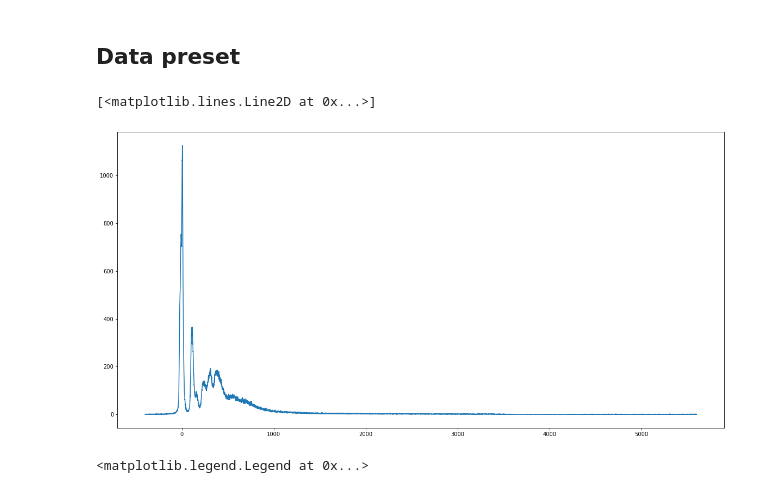
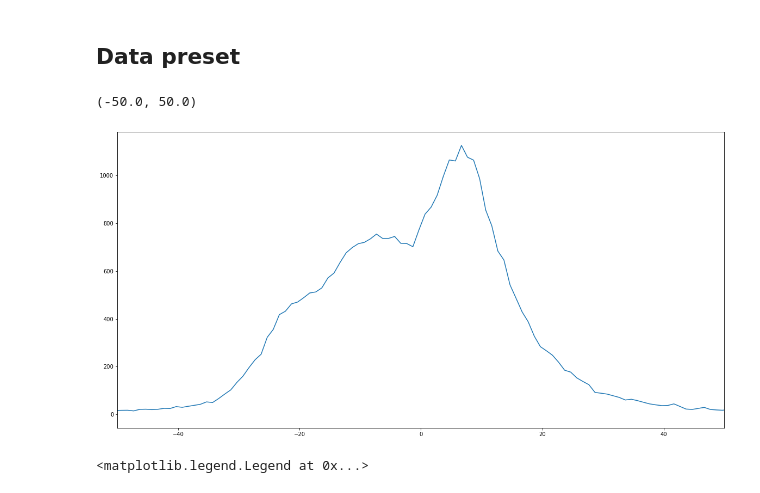
Before and after one commit to Coolphy/ADRESS_RIXS, a Jupyter notebook: plotRIXS.ipynb, the cells around one changed output. Cells and saved outputs as stored; diff of their text form; code cells hidden in the pictures.

```diff
--- a/plotRIXS.ipynb
+++ b/plotRIXS.ipynb
@@ -53,11 +53,16 @@ def xCorr(refData, uncorrData):
     corr = signal.correlate(refData, uncorrData)  # consider full pattern
     lags = signal.correlation_lags(len(refData), len(uncorrData))
     lag = lags[np.argmax(corr)]
+
+    # elastic corr
     uncorrData = np.roll(uncorrData, lag)
+    peaks, _ = signal.find_peaks(
+        refData, height=np.max(refData) / 20, width=3
+    )
+    corr = signal.correlate(refData[peaks[-1]-50:peaks[-1]+50], uncorrData[peaks[-1]-50:peaks[-1]+50])
+    lags = signal.correlation_lags(len(refData[peaks[-1]-50:peaks[-1]+50]), len(uncorrData[peaks[-1]-50:peaks[-1]+50]))
+    lag = lags[np.argmax(corr)]
 
-    corr = signal.correlate(refData, uncorrData)  # consider full pattern
-    lags = signal.correlation_lags(len(refData), len(uncorrData))
-    lag = lags[np.argmax(corr)]
     corrData = np.roll(uncorrData, lag)
     return corrData
 
@@ -97,11 +102,11 @@ def CombineData(scans):
 # %%
 fig = plt.figure()
 [X,Y]=CombineData([18])   #scan number
 plt.plot(X,Y)
-# plt.xlim([-0.5,0.5])
+plt.xlim([-50,50])
 # %% [output]
-[<matplotlib.lines.Line2D at 0x...>]
+(-50.0, 50.0)
-[figure, old version]
+[figure, new version]
 # %%
 # %%
 zipLog = {
```
